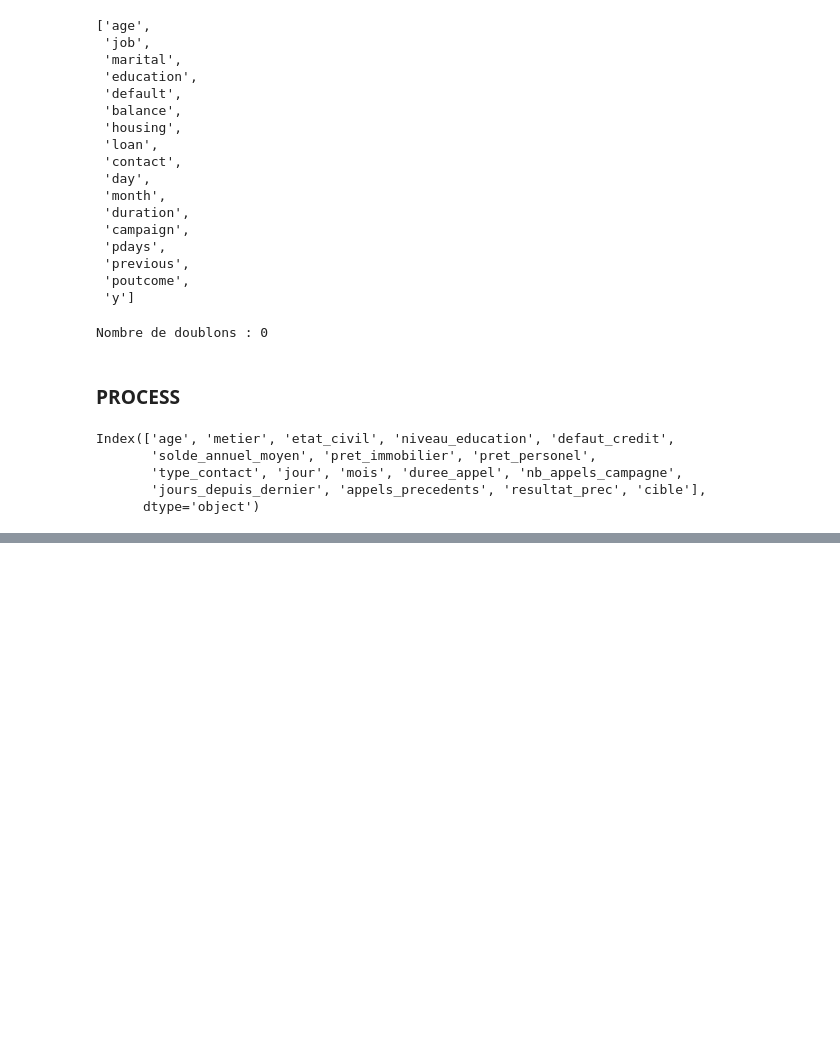
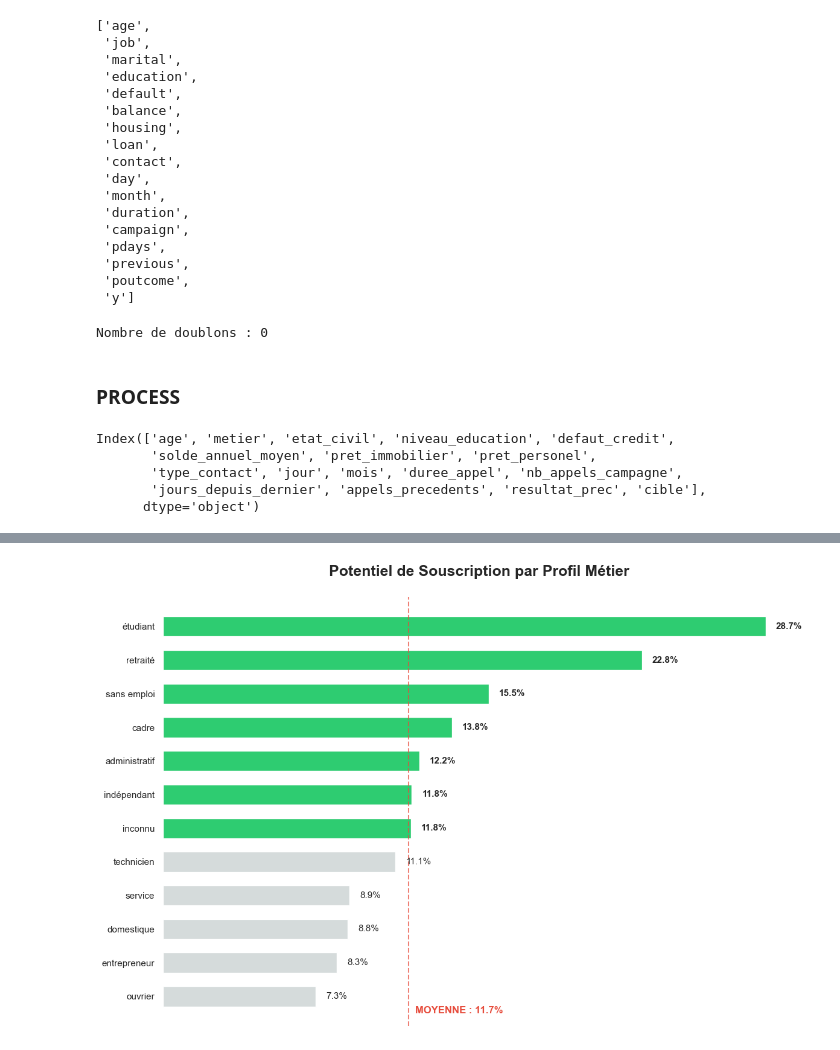
Before and after one commit to Justclemax/Mini_Projet_DM1_analyse_exploratoire_Reda_-_Clement, a Jupyter notebook: notebook/01_analyse_exploratoire.ipynb, the cells around one changed output, grey strips where cells are left out. Saved outputs shown, nothing was run; the diff lists cells and outputs as text; code cells hidden in the pictures; blank space fills up the shorter version.

Commit message:
Preparation de la donnée

```diff
--- a/notebook/01_analyse_exploratoire.ipynb
+++ b/notebook/01_analyse_exploratoire.ipynb
@@ -181,0 +169,16 @@ df_bank_marketing_raw.describe().T
+# %%
+
+import pandas as pd
+from typing import List, Dict
+
+def unique_values_for_each_cat_features(
+    df: pd.DataFrame,
+    features: List[str]
+) -> Dict[str, list]:
+    return {feature: df[feature].unique().tolist() for feature in features}
+# %%
+import pandas as pd
+
+values = unique_values_for_each_cat_features(df_bank_marketing_raw, cat_features)
+for k, v in values.items():
+    print(f"{k} : {v}\n")
@@ -182,2 +249,2 @@ df_bank_marketing_raw.describe().T
 # %%
-round(float(df_bank_marketing_raw['age'].mean()))
+df_bank_marketing_raw[cat_features] = df_bank_marketing_raw[cat_features].replace(translate_values)
@@ -185,0 +251,2 @@ round(float(df_bank_marketing_raw['age'].mean()))
+# %%
+df_bank_marketing_clean = df_bank_marketing_raw
@@ -185,0 +289,42 @@ round(float(df_bank_marketing_raw['age'].mean()))
+# %%
+import pandas as pd
+import seaborn as sns
+import matplotlib.pyplot as plt
+
+# 1. Calcul des statistiques
+moyenne_globale = (df_bank_marketing_clean["cible"] == "yes").mean() * 100
+
+df_perf = (
+    df_bank_marketing_clean
+    .groupby("metier")["cible"]
+    .apply(lambda x: (x == "yes").mean() * 100)
+    .reset_index(name="taux")
+    .sort_values("taux", ascending=True)
+)
+
+# 2. Visualisation Premium
+plt.figure(figsize=(12, 8))
+sns.set_style("white")
+
+# Palette : Mise en avant de ceux qui dépassent la moyenne
+colors = ['#2ECC71' if x > moyenne_globale else '#D5DBDB' for x in df_perf['taux']]
+
+ax = plt.barh(df_perf['metier'], df_perf['taux'], color=colors, height=0.6)
+
+# Labels de données
+for i, v in enumerate(df_perf['taux']):
+    plt.text(v + 0.5, i, f"{v:.1f}%", va='center', fontsize=11,
+             fontweight='bold' if v > moyenne_globale else 'normal')
+
+# Ligne de moyenne globale
+plt.axvline(moyenne_globale, color='#E74C3C', linestyle='--', linewidth=1.5, alpha=0.7)
+plt.text(moyenne_globale + 0.3, -0.5, f"MOYENNE : {moyenne_globale:.1f}%", color='#E74C3C', fontweight='bold')
+
+# Nettoyage cosmétique
+plt.title("Potentiel de Souscription par Profil Métier", fontsize=18, pad=25, fontweight='bold')
+plt.xticks([])
+sns.despine(left=True, bottom=True)
+plt.tight_layout()
+plt.show()
+# %% [output]
+[figure, added]
```
Also changed, not shown: parts of 12 cells of this notebook, 2 other files.
